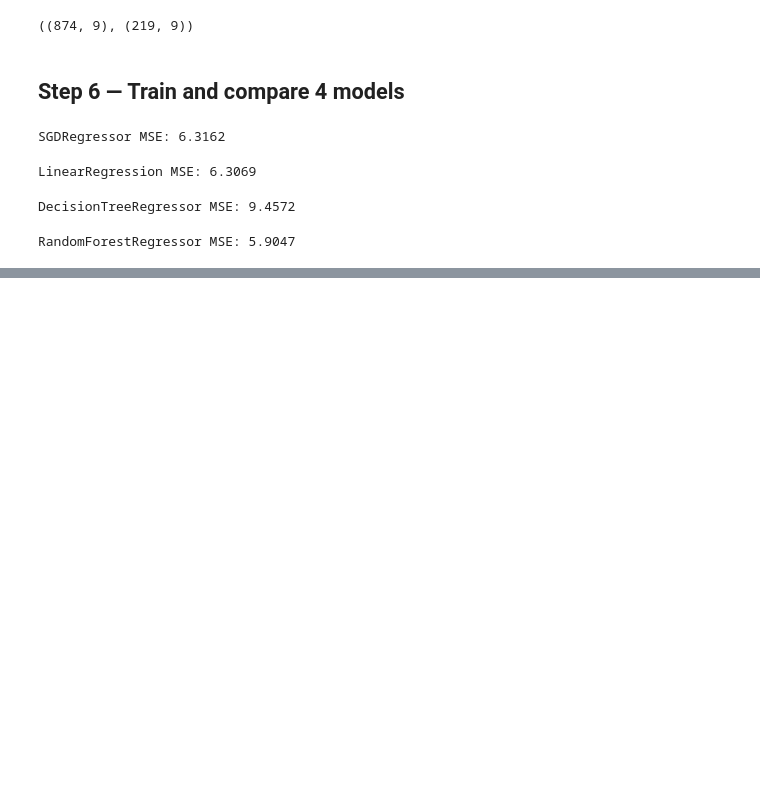
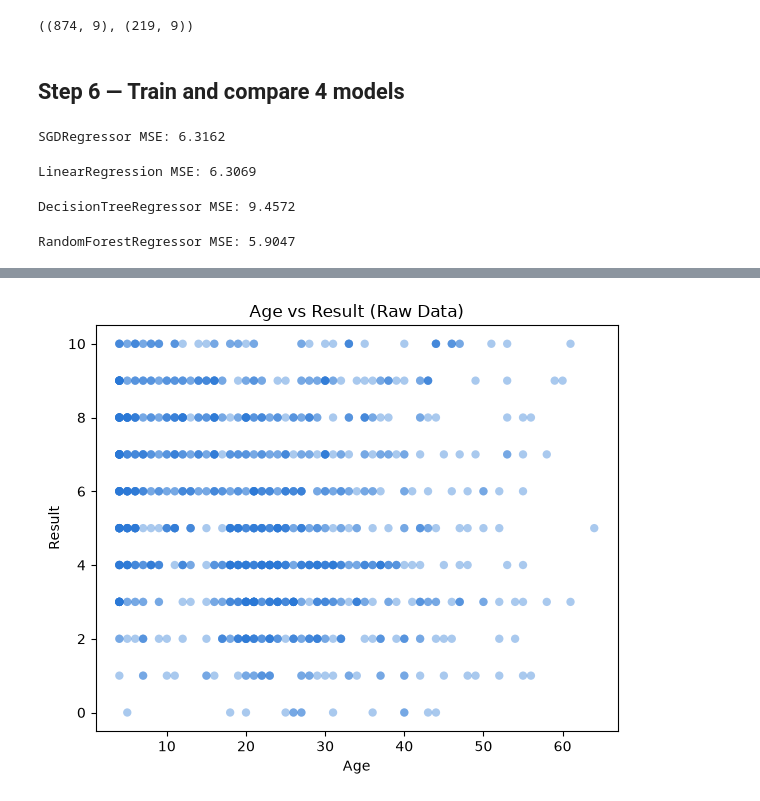
Before and after one commit to Divine-kuzo/linear_regression_model, a Jupyter notebook: summative/linear_regression/multivariate.ipynb, the cells around one changed output, grey strips where cells are left out. Saved outputs shown, nothing was run; the diff lists cells and outputs as text; code cells hidden in the pictures; blank space fills up the shorter version.

```diff
--- a/summative/linear_regression/multivariate.ipynb
+++ b/summative/linear_regression/multivariate.ipynb
@@ -258,0 +274,11 @@ RandomForestRegressor MSE: 5.9047
+# %%
+plt.figure(figsize=(6, 5))
+plt.scatter(df['age'], df['result'], alpha=0.4, color=SEQ_BLUE, edgecolor='none')
+plt.xlabel('Age')
+plt.ylabel('Result')
+plt.title('Age vs Result (Raw Data)')
+plt.tight_layout()
+plt.savefig('age_vs_result_before.png', dpi=150)
+plt.show()
+# %% [output]
+[figure, added]
```
Also changed, not shown: parts of 3 cells of this notebook, 3 other files.
